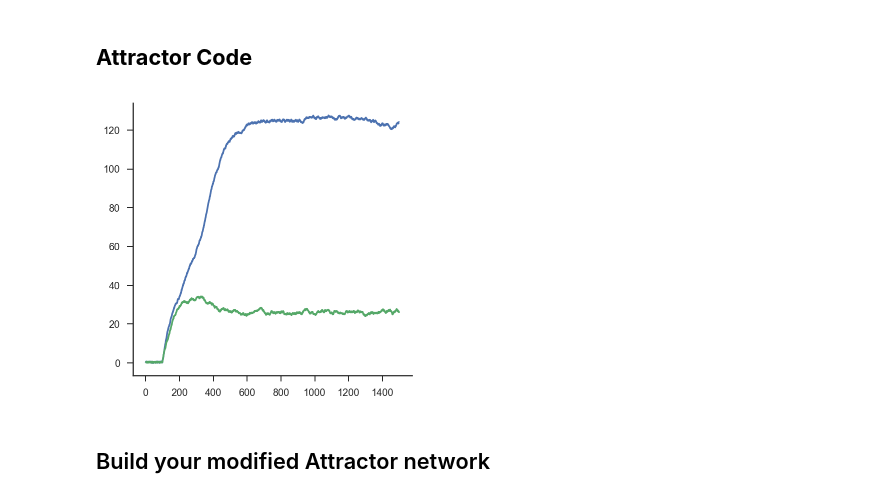
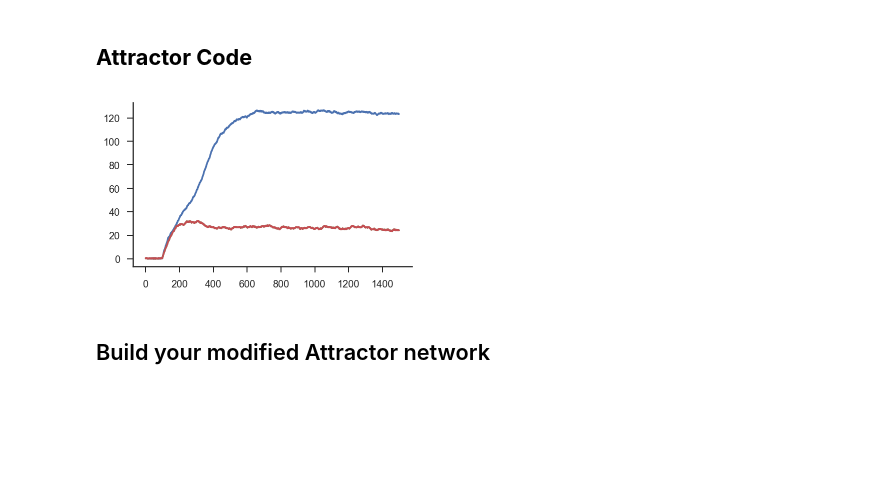
Before and after one commit to CoAxLab/AdaptiveDecisionMaking_2018, a Jupyter notebook: notebooks/Homework 3.ipynb, the cells around one changed output. Saved outputs shown, nothing was run; the diff lists cells and outputs as text; code cells hidden in the pictures; blank space fills up the shorter version.

```diff
--- a/notebooks/Homework 3.ipynb
+++ b/notebooks/Homework 3.ipynb
@@ -159,18 +159,15 @@ def attractor_network(I1=8, I2=5, I0=0, k=.85, B=.78, si=6, rmax=100, b=30, g=14
     # concatenate output arrays as columns
     return np.vstack([r1, r2]).T
 # %%
-f,ax1 = plt.subplots(1, figsize=(5,5))
-
+f, ax = plt.subplots(1, figsize=(5,3))
 activity = attractor_network()
 nact = activity.shape[1]
-
 for i in range(nact):
-    ax1.plot(activity[:, i])
-
-ax2.plot(activity[:, -1])
+    ax.plot(activity[:, i])
+ax.plot(activity[:, -1])
 sns.despine()
 # %% [output]
-[figure, old version]
+[figure, new version]
 # %% [markdown]
 ## Build your modified Attractor network
 # %%
```
Also changed, not shown: parts of 2 cells of this notebook.
